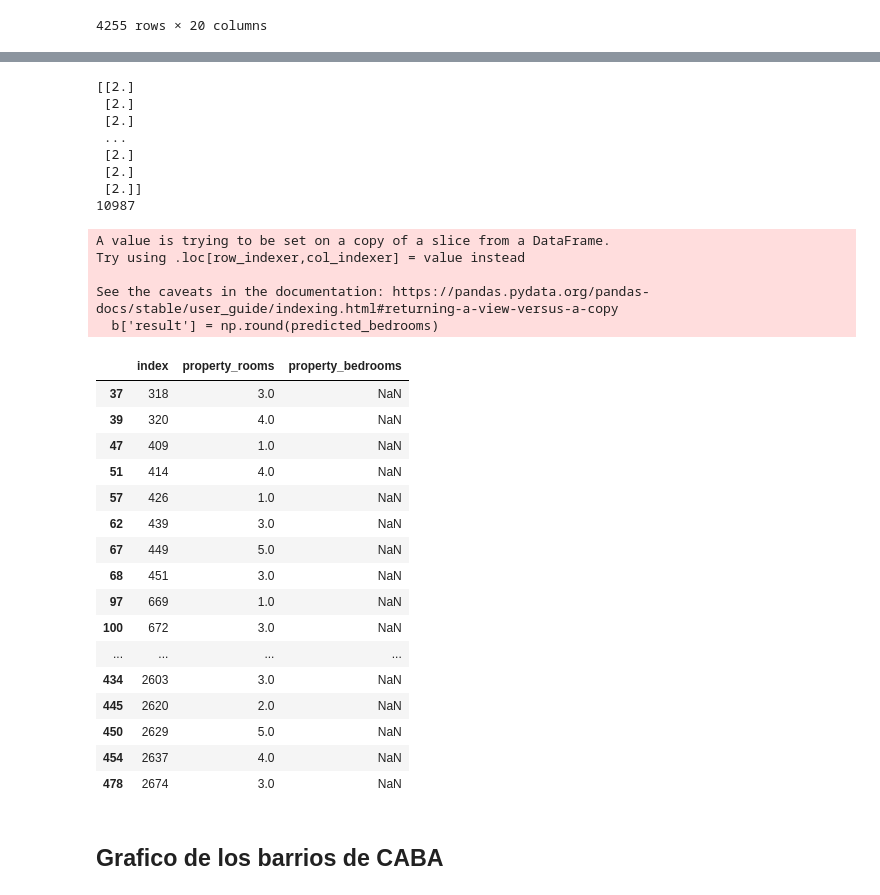
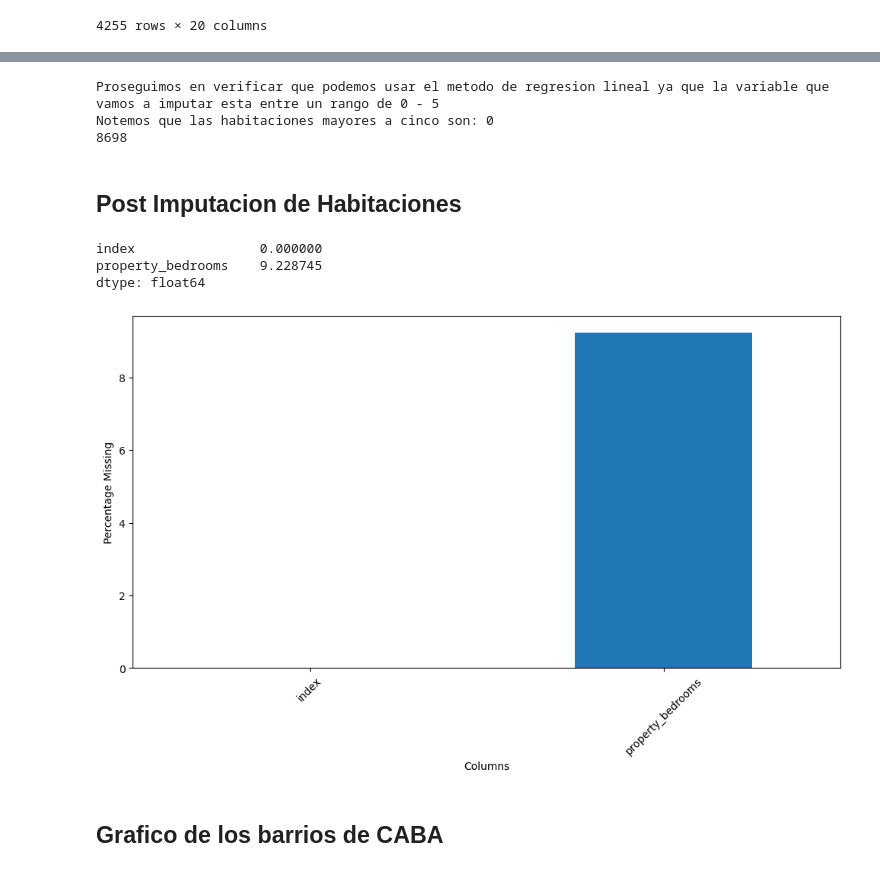
Before and after one commit to Naza26/7506R-2C2022-GRUPO01, a Jupyter notebook: 7506R_TP1_GRUPO1_ENTREGA.ipynb, the cells around one changed output, grey strips where cells are left out. Saved outputs shown, nothing was run; the diff lists cells and outputs as text; code cells hidden in the pictures.

Commit message:
agrego ultimas justificaciones con respecto a reparacion de datos faltantes

```diff
--- a/7506R_TP1_GRUPO1_ENTREGA.ipynb
+++ b/7506R_TP1_GRUPO1_ENTREGA.ipynb
@@ -998,69 +1000,48 @@ print(ds_filtrado.property_bedrooms.isna().sum())
 # %%
-## Approach de Regresion. Despues vemos con cual nos quedamos
+## Approach de Regresion para imputar los valores faltantes en las habitaciones
 
 lr = LinearRegression()
 
 ds_sin_rooms_vacios = ds_filtrado[~(ds_filtrado.property_rooms.isna())]
 
-a = ds_sin_rooms_vacios[~(ds_sin_rooms_vacios.property_bedrooms.isna())]
-b = ds_sin_rooms_vacios[ds_sin_rooms_vacios.property_bedrooms.isna()]
-train_bedrooms =  a.property_bedrooms.values
-train_rooms = a.property_rooms.values
+habitaciones_completas = ds_sin_rooms_vacios[~(ds_sin_rooms_vacios.property_bedrooms.isna())]
+habitaciones_faltantes = ds_sin_rooms_vacios[ds_sin_rooms_vacios.property_bedrooms.isna()]
+train_bedrooms =  habitaciones_completas.property_bedrooms.values
+train_rooms = habitaciones_completas.property_rooms.values
 
-train_bedrooms=train_bedrooms.reshape(-1, 1)
-train_rooms=train_rooms.reshape(-1, 1)
+train_bedrooms = train_bedrooms.reshape(-1, 1)
+train_rooms = train_rooms.reshape(-1, 1)
 
 lr.fit(train_rooms,train_bedrooms)
 
-test_rooms =  b.property_rooms.values.reshape(-1, 1)
+test_rooms =  habitaciones_faltantes.property_rooms.values.reshape(-1, 1)
 
 predicted_bedrooms = lr.predict(test_rooms)
-print(np.round(predicted_bedrooms))
 
-b['result'] = np.round(predicted_bedrooms)
-b
+habitaciones_faltantes_copy = habitaciones_faltantes.copy()
+habitaciones_faltantes_copy['result'] = np.round(predicted_bedrooms)
+
+print(f"Proseguimos en verificar que podemos usar el metodo de regresion lineal ya que la variable que vamos a imputar esta entre un rango de 0 - 5")
+print(f"Notemos que las habitaciones mayores a cinco son: {len(habitaciones_faltantes_copy[habitaciones_faltantes_copy.result > 5])}")
 
 for i in ds_filtrado.index:
-    if i in b.index:
-        ds_filtrado.loc[i, 'property_bedrooms'] = b.loc[i, 'property_bedrooms']
+    if i in habitaciones_faltantes_copy.index:
+        ds_filtrado.loc[i, 'property_bedrooms'] = habitaciones_faltantes_copy.loc[i, 'result']
 
-print(ds_filtrado.property_bedrooms.isna().sum())
+print(f"Valor de las habitaciones reparadas post regresion: {ds_filtrado.property_bedrooms.isna().sum()}")
 # %% [output]
-[[2.]
- [2.]
- [2.]
- ...
- [2.]
- [2.]
- [2.]]
-10987
+Proseguimos en verificar que podemos usar el metodo de regresion lineal ya que la variable que vamos a imputar esta entre un rango de 0 - 5
+Notemos que las habitaciones mayores a cinco son: 0
+8698
-A value is trying to be set on a copy of a slice from a DataFrame.
-Try using .loc[row_indexer,col_indexer] = value instead
-
-See the caveats in the documentation: https://pandas.pydata.org/pandas-docs/stable/user_guide/indexing.html#returning-a-view-versus-a-copy
-  b['result'] = np.round(predicted_bedrooms)
-# %%
-datos_a_reparar = ds_filtrado[['property_rooms', 'property_bedrooms']].reset_index()
-habitaciones_faltantes = datos_a_reparar[datos_a_reparar['property_bedrooms'].isna()]
-habitaciones_faltantes.head(50)
-# %% [output]
-|  | index | property_rooms | property_bedrooms |
-| 37 | 318 | 3.0 | NaN |
-| 39 | 320 | 4.0 | NaN |
-| 47 | 409 | 1.0 | NaN |
-| 51 | 414 | 4.0 | NaN |
-| 57 | 426 | 1.0 | NaN |
-| 62 | 439 | 3.0 | NaN |
-| 67 | 449 | 5.0 | NaN |
-| 68 | 451 | 3.0 | NaN |
-| 97 | 669 | 1.0 | NaN |
-| 100 | 672 | 3.0 | NaN |
-| ... | ... | ... | ... |
-| 434 | 2603 | 3.0 | NaN |
-| 445 | 2620 | 2.0 | NaN |
-| 450 | 2629 | 5.0 | NaN |
-| 454 | 2637 | 4.0 | NaN |
-| 478 | 2674 | 3.0 | NaN |
+# %% [markdown]
+## Post Imputacion de Habitaciones
+# %%
+plot_missing_by_column(ds_filtrado['property_bedrooms'].reset_index())
+# %% [output]
+index                0.000000
+property_bedrooms    9.228745
+dtype: float64
+[figure, added]
 # %% [markdown]
 ## Grafico de los barrios de CABA
 # %%
```
Also changed, not shown: parts of 3 cells of this notebook.
